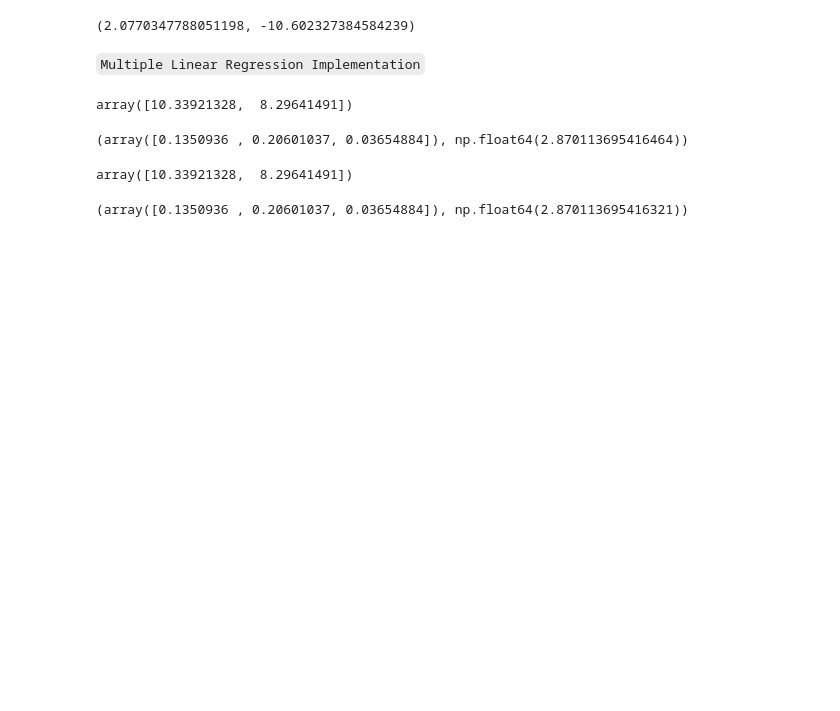
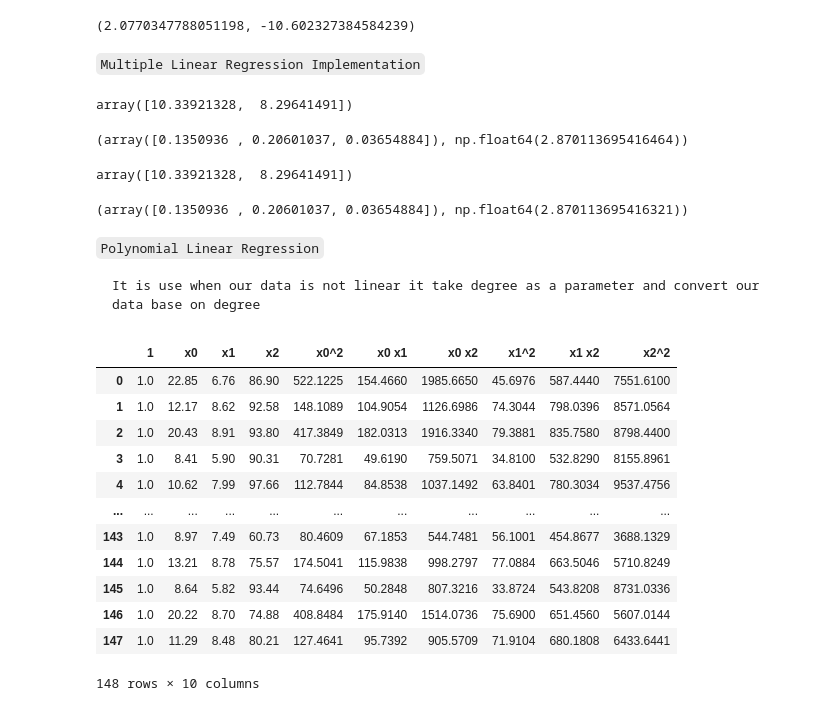
Before and after one commit to mohsinali45213/Data-Science, a Jupyter notebook: Machine Learning/Linear Regression.ipynb, the cells around one changed output. Drawn from its saved outputs; the diff is of its cells as text; code cells hidden in the pictures; blank space fills up the shorter version.

```diff
--- a/Machine Learning/Linear Regression.ipynb
+++ b/Machine Learning/Linear Regression.ipynb
@@ -93,3 +101,25 @@ array([10.33921328,  8.29641491])
 sk.coef_, sk.intercept_
 # %% [output]
 (array([0.1350936 , 0.20601037, 0.03654884]), np.float64(2.870113695416321))
+# %% [markdown]
+<code>Polynomial Linear Regression</code>
+<pre>It is use when our data is not linear it take degree as a parameter and convert our data base on degree</pre>
+# %%
+from sklearn.preprocessing import PolynomialFeatures
+poly = PolynomialFeatures(degree=2)
+X_poly = poly.fit_transform(X_train)
+pd.DataFrame(X_poly, columns=poly.get_feature_names_out())
+# %% [output]
+|  | 1 | x0 | x1 | x2 | x0^2 | x0 x1 | x0 x2 | x1^2 | x1 x2 | x2^2 |
+| 0 | 1.0 | 22.85 | 6.76 | 86.90 | 522.1225 | 154.4660 | 1985.6650 | 45.6976 | 587.4440 | 7551.6100 |
+| 1 | 1.0 | 12.17 | 8.62 | 92.58 | 148.1089 | 104.9054 | 1126.6986 | 74.3044 | 798.0396 | 8571.0564 |
+| 2 | 1.0 | 20.43 | 8.91 | 93.80 | 417.3849 | 182.0313 | 1916.3340 | 79.3881 | 835.7580 | 8798.4400 |
+| 3 | 1.0 | 8.41 | 5.90 | 90.31 | 70.7281 | 49.6190 | 759.5071 | 34.8100 | 532.8290 | 8155.8961 |
+| 4 | 1.0 | 10.62 | 7.99 | 97.66 | 112.7844 | 84.8538 | 1037.1492 | 63.8401 | 780.3034 | 9537.4756 |
+| ... | ... | ... | ... | ... | ... | ... | ... | ... | ... | ... |
+| 143 | 1.0 | 8.97 | 7.49 | 60.73 | 80.4609 | 67.1853 | 544.7481 | 56.1001 | 454.8677 | 3688.1329 |
+| 144 | 1.0 | 13.21 | 8.78 | 75.57 | 174.5041 | 115.9838 | 998.2797 | 77.0884 | 663.5046 | 5710.8249 |
+| 145 | 1.0 | 8.64 | 5.82 | 93.44 | 74.6496 | 50.2848 | 807.3216 | 33.8724 | 543.8208 | 8731.0336 |
+| 146 | 1.0 | 20.22 | 8.70 | 74.88 | 408.8484 | 175.9140 | 1514.0736 | 75.6900 | 651.4560 | 5607.0144 |
+| 147 | 1.0 | 11.29 | 8.48 | 80.21 | 127.4641 | 95.7392 | 905.5709 | 71.9104 | 680.1808 | 6433.6441 |
+148 rows × 10 columns
```
Also changed, not shown: parts of 1 cell of this notebook, 4 other files.
